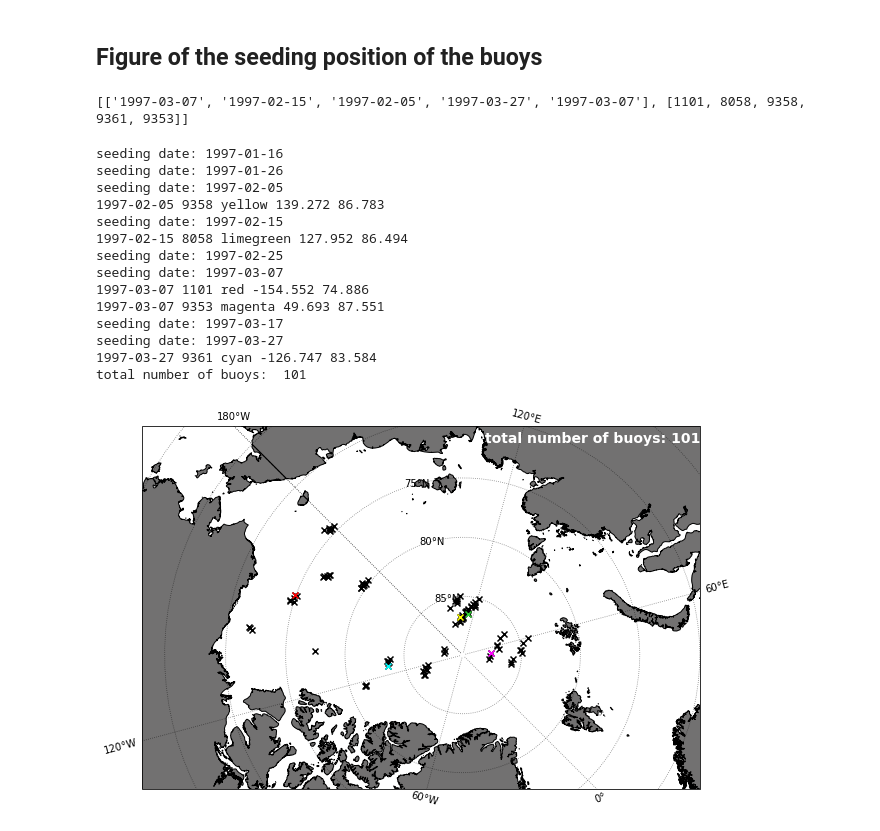
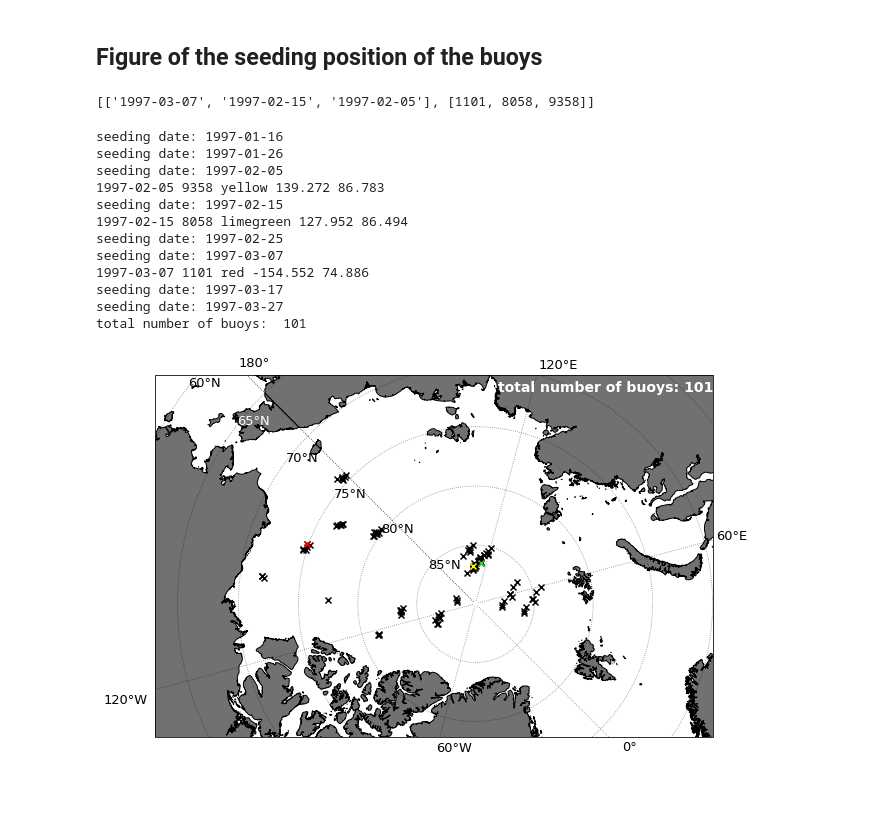
Before and after one commit to cmems-arcticbliss/Fiol2026, a Jupyter notebook: Lagrangian_analyse/figure_seeding_position_all_periods.ipynb, the cells around one changed output. Drawn from its saved outputs; the diff is of its cells as text; code cells hidden in the pictures; blank space fills up the shorter version.

```diff
--- a/Lagrangian_analyse/figure_seeding_position_all_periods.ipynb
+++ b/Lagrangian_analyse/figure_seeding_position_all_periods.ipynb
@@ -64,11 +64,11 @@ print(len(dat_seed))
 # %%
 #Choose the buoys to highlight differently
 
-selected_buoys=[["1997-03-07","1997-02-15","1997-02-05","1997-03-27","1997-03-07"],[1101,8058,9358,9361,9353]]
+selected_buoys=[["1997-03-07","1997-02-15","1997-02-05"],[1101,8058,9358]]
 ##the first sublist is the date of the seeding of the buoy, and the second sublist is the id of the buoy
 print(selected_buoys)
 # %% [output]
-[['1997-03-07', '1997-02-15', '1997-02-05', '1997-03-27', '1997-03-07'], [1101, 8058, 9358, 9361, 9353]]
+[['1997-03-07', '1997-02-15', '1997-02-05'], [1101, 8058, 9358]]
 # %%
 #Figure to visualise the seeding position of the buoys
 
@@ -78,7 +78,7 @@ period_interest=[0,1,2,3,4,5,6,7] #consider only the first eight periods (those
 
 ##Colors associated with the selected buoys
 
-colors=["red","limegreen","yellow","cyan","magenta"]
+colors=["red","limegreen","yellow"]
 
 ##Initialisation of the variable that will count the buoys
 
@@ -113,38 +113,46 @@ ax.text(129,72,"total number of buoys: "+str(nb_buoys),color="white",fontsize=14
 
 ##Set-up the background
 land = cfeature.GSHHSFeature(scale="intermediate",levels=[1],facecolor="#727171")
 ax.add_feature(land,zorder=-1)
 
-gl = ax.gridlines(draw_labels=True, linestyle=':', color='black',
-                          alpha=0.5)
-gl.xformatter = LONGITUDE_FORMATTER
-gl.yformatter = LATITUDE_FORMATTER
+gl = ax.gridlines(draw_labels=False, linestyle=':', color='black',alpha=0.5)
+
+##definition of the latitudes and longitudes we want to add as labels
+latitudes_interest=np.arange(60,90,5)
+longitudes_interest=[(0,72.5),(-60,77),(-120,58),(180,62),(120,69.5),(60,69)] #first element of the tuple = longitude of interest, second element = latitude at which to plot the label
+
+##Plot the latitude labels
+for lat in latitudes_interest:
+    plt.text(-172,lat,str(lat)+"°N",transform=trdata,fontsize=13,color="black"*(lat!=65)+"white"*(lat==65))
+
+##Plot the longitude labels
+for ilon in range(len(longitudes_interest)):
+    lon_interest=longitudes_interest[ilon][0]
+    text_lon=str(np.abs(lon_interest))+"°"+"E"*(lon_interest>0 and lon_interest<180)+"W"*(lon_interest<0)
+    plt.text(lon_interest,longitudes_interest[ilon][1],text_lon,transform=trdata,fontsize=13)
 
 ##Set up the axes
-ax.tick_params('both',labelsize=22)
     ##in order to zoom in on the part of the Arctic that interests us
 ax.scatter(-50,80,transform=trdata,color="white",zorder=-2)
 ax.scatter(130,72,transform=trdata,color="white",zorder=-2)
 ax.scatter(50,72,transform=trdata,color="white",zorder=-2)
 ax.scatter(-170,60,transform=trdata,color="white",zorder=-2)
 
 plt.show()
 ##Saving of the figure (change the path if needed)
 #fig.savefig("/lustre/fsn1/projects/rech/cli/udf71br/figures_traj_new_exp/maps_seed_pos.png",\
 #            facecolor="white",edgecolor="none",bbox_inches="tight")
 # %% [output]
 seeding date: 1997-01-16
 seeding date: 1997-01-26
 seeding date: 1997-02-05
 1997-02-05 9358 yellow 139.272 86.783
 seeding date: 1997-02-15
 1997-02-15 8058 limegreen 127.952 86.494
 seeding date: 1997-02-25
 seeding date: 1997-03-07
 1997-03-07 1101 red -154.552 74.886
-1997-03-07 9353 magenta 49.693 87.551
 seeding date: 1997-03-17
 seeding date: 1997-03-27
-1997-03-27 9361 cyan -126.747 83.584
 total number of buoys:  101
-[figure, old version]
+[figure, new version]
```
Also changed, not shown: 3 other files.
